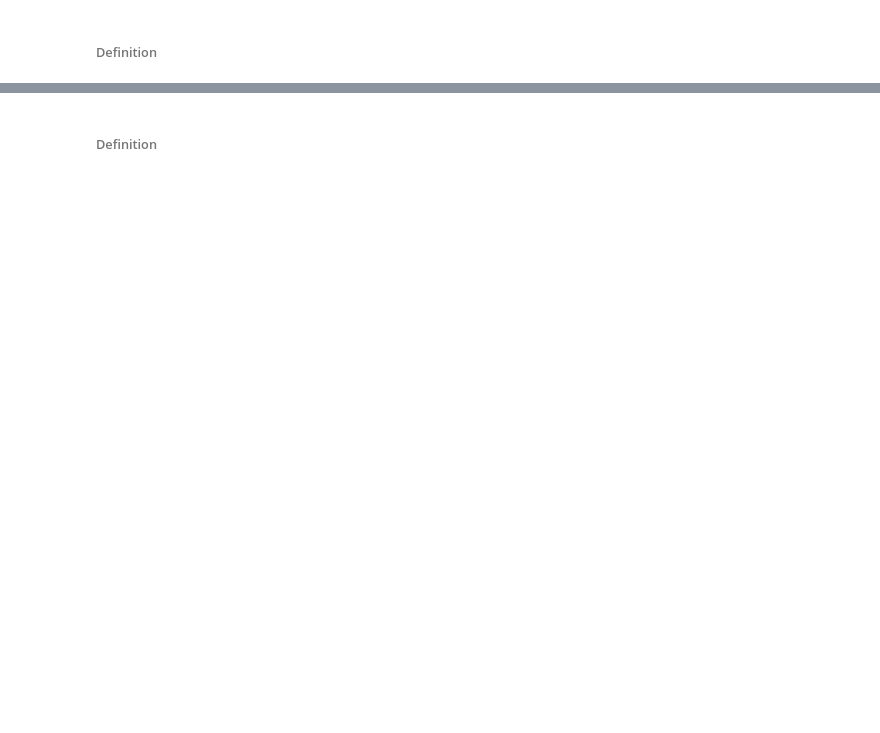
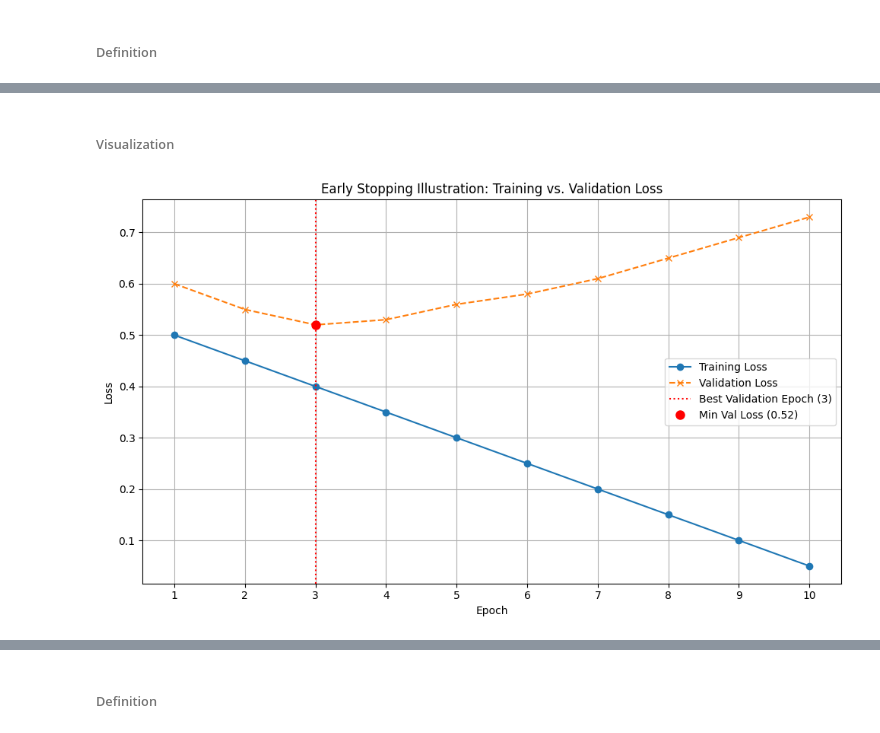
Before and after one commit to rsys-adsingh/Machine-Learning, a Jupyter notebook: study/Chapter_11.ipynb, the cells around one changed output, grey strips where cells are left out. Saved outputs shown, nothing was run; the diff lists cells and outputs as text; code cells hidden in the pictures; blank space fills up the shorter version.

```diff
--- a/study/Chapter_11.ipynb
+++ b/study/Chapter_11.ipynb
@@ -6024,0 +6192,39 @@ Now that we've thoroughly covered L2 Regularization, let's move on to the next t
+# %% [markdown]
+###### Visualization
+# %%
+import matplotlib.pyplot as plt
+import numpy as np
+
+# Simulate training and validation loss curves
+epochs = np.arange(1, 11) # 10 epochs
+
+# Training loss (monotonically decreasing)
+training_loss = np.array([0.50, 0.45, 0.40, 0.35, 0.30, 0.25, 0.20, 0.15, 0.10, 0.05])
+
+# Validation loss (decreases then increases, simulating overfitting)
+# Peak generalization at epoch 3 (loss 0.52)
+validation_loss = np.array([0.60, 0.55, 0.52, 0.53, 0.56, 0.58, 0.61, 0.65, 0.69, 0.73])
+
+# Find the epoch with the minimum validation loss
+best_epoch = np.argmin(validation_loss) + 1 # +1 because epochs are 1-indexed
+best_val_loss = validation_loss[best_epoch - 1]
+
+# Plotting
+plt.figure(figsize=(10, 6))
+plt.plot(epochs, training_loss, label='Training Loss', marker='o', linestyle='-')
+plt.plot(epochs, validation_loss, label='Validation Loss', marker='x', linestyle='--')
+
+# Mark the point of best validation loss
+plt.axvline(x=best_epoch, color='r', linestyle=':', label=f'Best Validation Epoch ({best_epoch})')
+plt.plot(best_epoch, best_val_loss, 'ro', markersize=8, label=f'Min Val Loss ({best_val_loss:.2f})')
+
+plt.title('Early Stopping Illustration: Training vs. Validation Loss')
+plt.xlabel('Epoch')
+plt.ylabel('Loss')
+plt.xticks(epochs) # Ensure all epochs are marked on the x-axis
+plt.grid(True)
+plt.legend()
+plt.tight_layout()
+plt.show()
+# %% [output]
+[figure, added]
```
Also changed, not shown: parts of 48 cells of this notebook.
